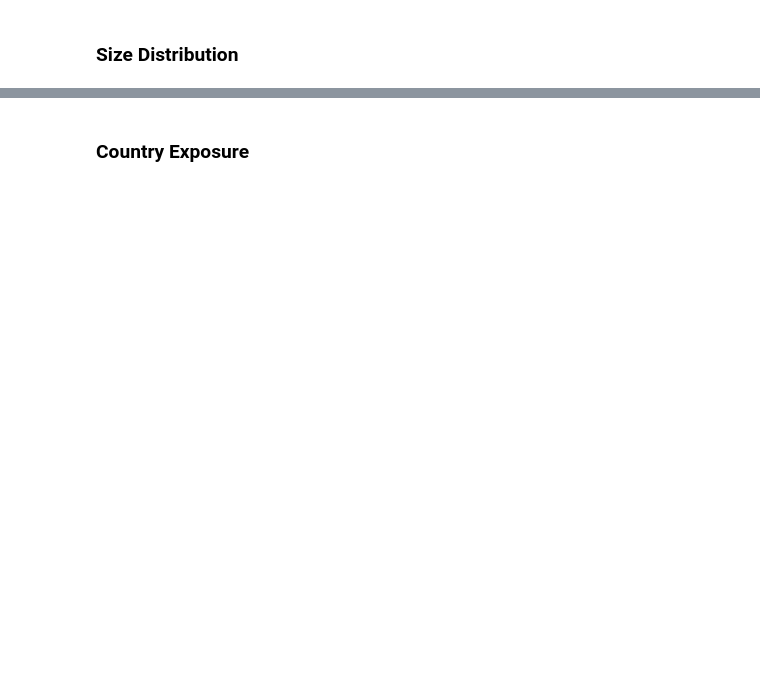
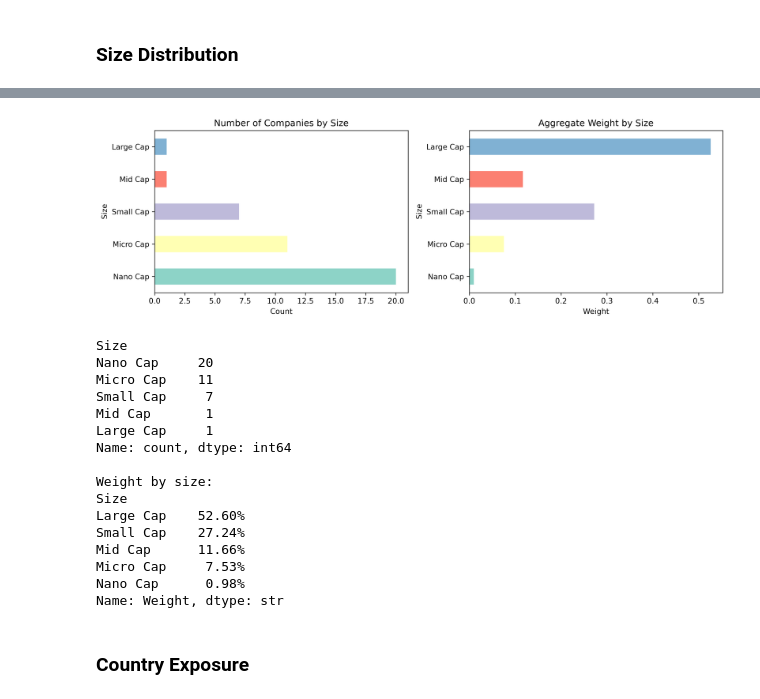
Before and after one commit to enarroied/mess_box, a Jupyter notebook: j_index/retrrieve_data.ipynb, the cells around one changed output, grey strips where cells are left out. Saved outputs shown, nothing was run; the diff lists cells and outputs as text; code cells hidden in the pictures; blank space fills up the shorter version.

```diff
--- a/j_index/retrrieve_data.ipynb
+++ b/j_index/retrrieve_data.ipynb
@@ -334,2 +328,60 @@ Name: Weight, dtype: str
+# %%
+import matplotlib.pyplot as plt
+from matplotlib import colormaps
+
+set3 = colormaps["Set3"]
+
+size_order = ["Mega Cap", "Large Cap", "Mid Cap", "Small Cap", "Micro Cap", "Nano Cap"]
+size_order = size_order[::-1]
+size_counts = (
+    j_index_constituents["Size"].value_counts().reindex(size_order).dropna().astype(int)
+)
+size_weights = (
+    j_index_constituents.groupby("Size")["Weight"].sum().reindex(size_order).dropna()
+)
+
+fig, axes = plt.subplots(1, 2, figsize=(12, 4), dpi=300)
+
+size_counts.plot(
+    kind="barh",
+    ax=axes[0],
+    color=[set3(i) for i in range(len(size_counts))],
+)
+axes[0].set_title("Number of Companies by Size")
+axes[0].set_xlabel("Count")
+
+size_weights.plot(
+    kind="barh",
+    ax=axes[1],
+    color=[set3(i) for i in range(len(size_weights))],
+)
+axes[1].set_title("Aggregate Weight by Size")
+axes[1].set_xlabel("Weight")
+
+plt.tight_layout()
+plt.savefig("img/size_distribution.png", dpi=300, bbox_inches="tight")
+plt.show()
+
+print(size_counts)
+print("\nWeight by size:")
+print(size_weights.sort_values(ascending=False).map("{:.2%}".format))
+# %% [output]
+[figure, added]
+Size
+Nano Cap     20
+Micro Cap    11
+Small Cap     7
+Mid Cap       1
+Large Cap     1
+Name: count, dtype: int64
+
+Weight by size:
+Size
+Large Cap    52.60%
+Small Cap    27.24%
+Mid Cap      11.66%
+Micro Cap     7.53%
+Nano Cap      0.98%
+Name: Weight, dtype: str
 # %% [markdown]
 ### Country Exposure
```
Also changed, not shown: parts of 27 cells of this notebook, 5 other files.
